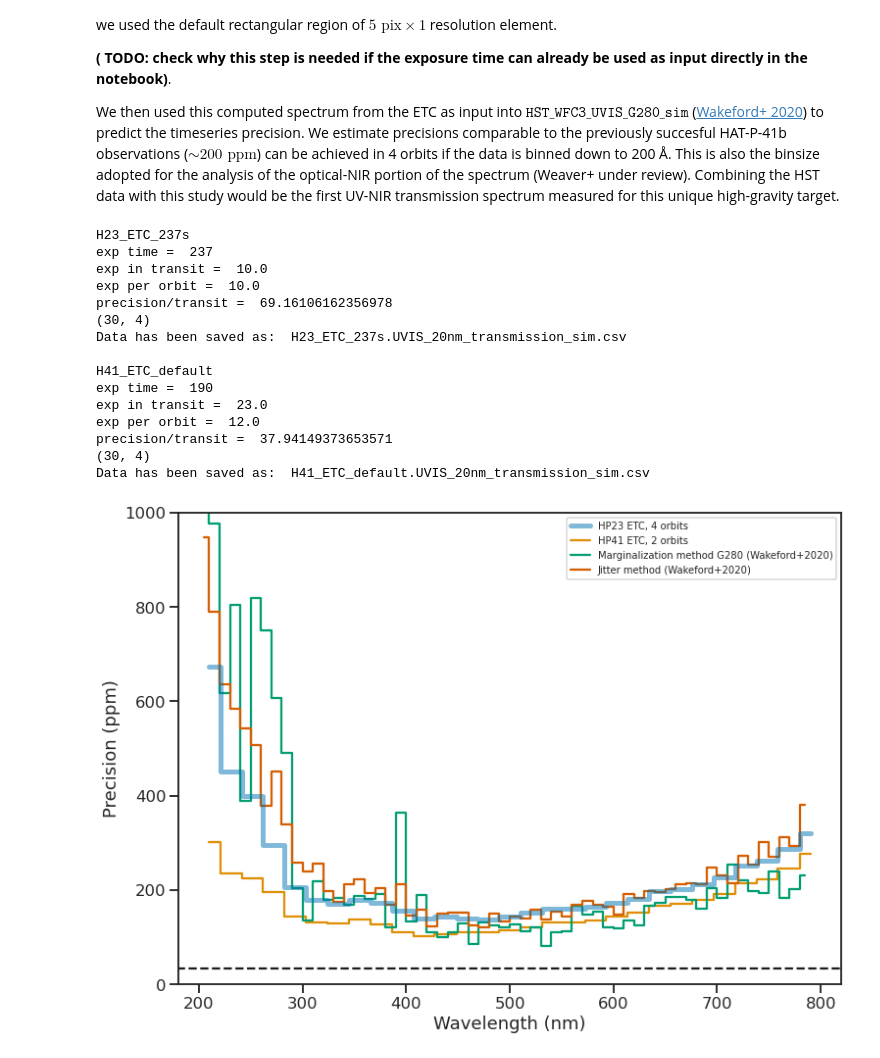
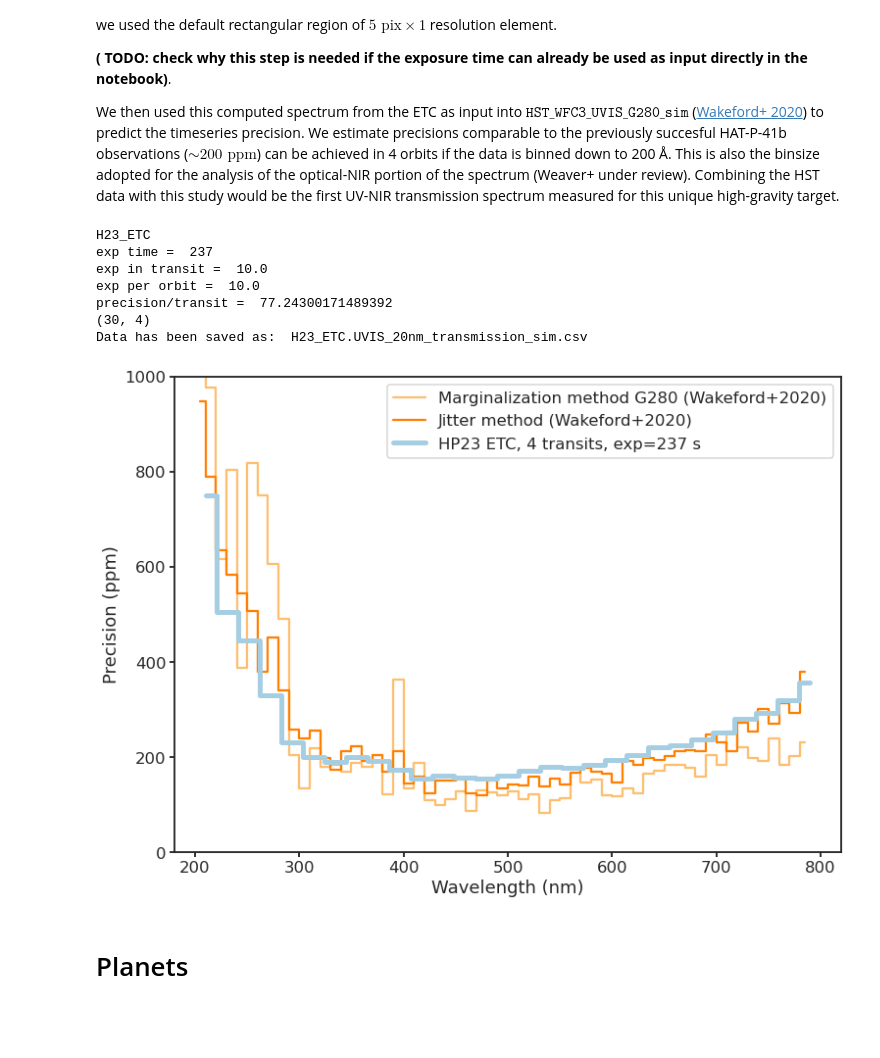
Before and after one commit to icweaver/HST_WFC3_UVIS_G280_sim, a Jupyter notebook: estimate_precision.ipynb, the cells around one changed output. Drawn from its saved outputs; the diff is of its cells as text; code cells hidden in the pictures; blank space fills up the shorter version.

Commit message:
added Figure 1 plot~

```diff
--- a/estimate_precision.ipynb
+++ b/estimate_precision.ipynb
@@ -87,13 +117,13 @@ We then used this computed spectrum from the ETC as input into $\texttt{HST_WFC3
 # %%
 data_folder = ""
 
-file_name = ["H23_ETC_237s", "H41_ETC_default", ]
+file_name = ["H23_ETC"]
 
-exposure_time = [237, 190]
+exposure_time = [237]
 
-orbits_in_transit = [1, 2] # floor(Transit duration / HST period ≈ 96 minutes)
+orbits_in_transit = [1] # floor(Transit duration / HST period ≈ 96 minutes)
 
-no_of_transits = [4, 2]
+no_of_transits = [4]
 
 wl = [2000, 8000]
 
@@ -103,53 +133,51 @@ endw = 8000
 
 binlen = 200
 
-out_name = "20nm_transmission"
+out_name = f"{int(binlen/10)}nm_transmission"
 
 upc.UVIS_simulation(data_folder,file_name,exposure_time,orbits_in_transit,no_of_transits,wl,startw,endw,binlen,out_name)
 
 ######
 # Load
 ######
-h23_sim_237s = upc.read_UVIS("H23_ETC_237s.UVIS_20nm_transmission_sim.csv")
-h41_sim = upc.read_UVIS("H41_ETC_default.UVIS_20nm_transmission_sim.csv")
+h23_sim = upc.read_UVIS(f"{file_name[0]}.UVIS_{out_name}_sim.csv")
+#h41_sim = upc.read_UVIS("H41_ETC_default.UVIS_20nm_transmission_sim.csv")
 h41_data = np.loadtxt('H41_data_Wakeford2020.txt')
 
 ######
 # Plot
 ######
 fig, ax = plt.subplots(figsize=FIG_WIDE)
 
+# upc.plot_prec(
+#     ax, h41_sim, label=f"HP41 ETC, {no_of_transits[1]} orbits, exp={exposure_time[1]} s",
+# )
+upc.plot_prec_wakeford(ax, h41_data)
 upc.plot_prec(
-    ax, h23_sim_237s, lw=5, zorder=100, alpha=0.5,
-    label=f"HP23 ETC, {no_of_transits[0]} orbits",
+    ax, h23_sim, lw=5, zorder=100,
+    label=f"HP23 ETC, {no_of_transits[0]} transits, exp={exposure_time[0]} s",
 )
-upc.plot_prec(ax, h41_sim, label=f"HP41 ETC, {no_of_transits[1]} orbits")
-upc.plot_prec_wakeford(ax, h41_data)
 
-ax.hlines(33, 100, 1000, color='k', linestyle='--')
+#ax.hlines(33, 100, 1000, color='k', linestyle='--')
 
 ax.set_xlim(180, 820)
 ax.set_ylim(0,1000)
 
 ax.set_xlabel('Wavelength (nm)')
 ax.set_ylabel('Precision (ppm)')
-ax.legend(fontsize=10)
+ax.legend()
 
 plt.tight_layout()
+
+#plt.savefig("/home/mango/Desktop/hatp23_G280_prec.png", dpi=250, bbox_inches="tight")
 # %% [output]
-H23_ETC_237s
+H23_ETC
 exp time =  237
 exp in transit =  10.0
 exp per orbit =  10.0
-precision/transit =  69.16106162356978
+precision/transit =  77.24300171489392
 (30, 4)
-Data has been saved as:  H23_ETC_237s.UVIS_20nm_transmission_sim.csv
-
-H41_ETC_default
-exp time =  190
-exp in transit =  23.0
-exp per orbit =  12.0
-precision/transit =  37.94149373653571
-(30, 4)
-Data has been saved as:  H41_ETC_default.UVIS_20nm_transmission_sim.csv
+Data has been saved as:  H23_ETC.UVIS_20nm_transmission_sim.csv
-[figure, old version]
+[figure, new version]
+# %% [markdown]
+# Planets
```
Also changed, not shown: parts of 11 cells of this notebook, 8 other files.
